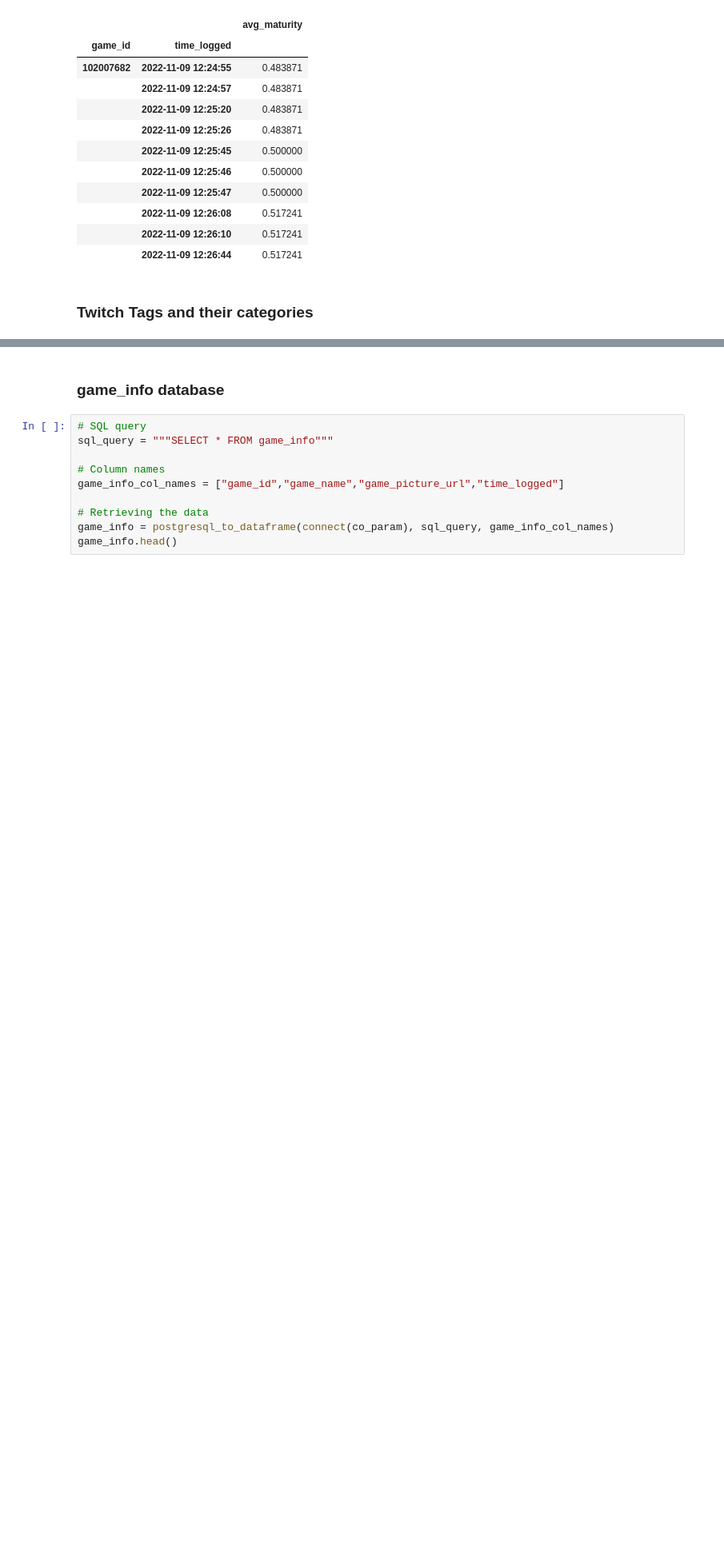
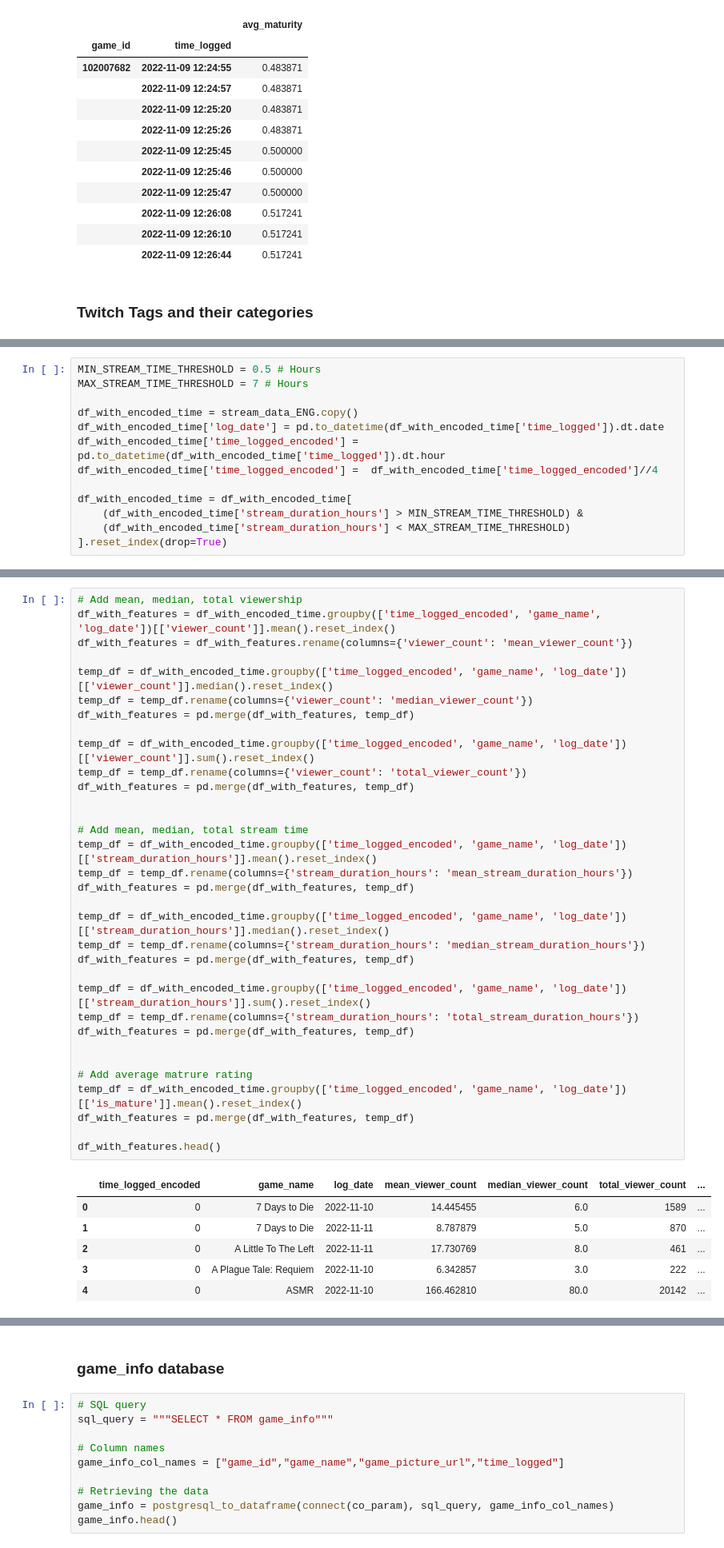
Before and after one commit to parthpahwa1/CSE-6242-Project, a Jupyter notebook: Twitch_PostgreSQL_database.ipynb, the cells around one changed output, grey strips where cells are left out. Shown: that part at 80% size. Drawn from its saved outputs; the diff is of its cells as text; blank space fills up the shorter version.

```diff
--- a/Twitch_PostgreSQL_database.ipynb
+++ b/Twitch_PostgreSQL_database.ipynb
@@ -181,0 +174,13 @@ stream_data.head()
+# %%
+MIN_STREAM_TIME_THRESHOLD = 0.5 # Hours
+MAX_STREAM_TIME_THRESHOLD = 7 # Hours
+
+df_with_encoded_time = stream_data_ENG.copy()
+df_with_encoded_time['log_date'] = pd.to_datetime(df_with_encoded_time['time_logged']).dt.date
+df_with_encoded_time['time_logged_encoded'] = pd.to_datetime(df_with_encoded_time['time_logged']).dt.hour
+df_with_encoded_time['time_logged_encoded'] =  df_with_encoded_time['time_logged_encoded']//4
+
+df_with_encoded_time = df_with_encoded_time[
+    (df_with_encoded_time['stream_duration_hours'] > MIN_STREAM_TIME_THRESHOLD) &
+    (df_with_encoded_time['stream_duration_hours'] < MAX_STREAM_TIME_THRESHOLD)
+].reset_index(drop=True)
@@ -181,0 +189,40 @@ stream_data.head()
+# %%
+# Add mean, median, total viewership
+df_with_features = df_with_encoded_time.groupby(['time_logged_encoded', 'game_name', 'log_date'])[['viewer_count']].mean().reset_index()
+df_with_features = df_with_features.rename(columns={'viewer_count': 'mean_viewer_count'})
+
+temp_df = df_with_encoded_time.groupby(['time_logged_encoded', 'game_name', 'log_date'])[['viewer_count']].median().reset_index()
+temp_df = temp_df.rename(columns={'viewer_count': 'median_viewer_count'})
+df_with_features = pd.merge(df_with_features, temp_df)
+
+temp_df = df_with_encoded_time.groupby(['time_logged_encoded', 'game_name', 'log_date'])[['viewer_count']].sum().reset_index()
+temp_df = temp_df.rename(columns={'viewer_count': 'total_viewer_count'})
+df_with_features = pd.merge(df_with_features, temp_df)
+
+
+# Add mean, median, total stream time
+temp_df = df_with_encoded_time.groupby(['time_logged_encoded', 'game_name', 'log_date'])[['stream_duration_hours']].mean().reset_index()
+temp_df = temp_df.rename(columns={'stream_duration_hours': 'mean_stream_duration_hours'})
+df_with_features = pd.merge(df_with_features, temp_df)
+
+temp_df = df_with_encoded_time.groupby(['time_logged_encoded', 'game_name', 'log_date'])[['stream_duration_hours']].median().reset_index()
+temp_df = temp_df.rename(columns={'stream_duration_hours': 'median_stream_duration_hours'})
+df_with_features = pd.merge(df_with_features, temp_df)
+
+temp_df = df_with_encoded_time.groupby(['time_logged_encoded', 'game_name', 'log_date'])[['stream_duration_hours']].sum().reset_index()
+temp_df = temp_df.rename(columns={'stream_duration_hours': 'total_stream_duration_hours'})
+df_with_features = pd.merge(df_with_features, temp_df)
+
+
+# Add average matrure rating
+temp_df = df_with_encoded_time.groupby(['time_logged_encoded', 'game_name', 'log_date'])[['is_mature']].mean().reset_index()
+df_with_features = pd.merge(df_with_features, temp_df)
+
+df_with_features.head()
+# %% [output]
+|  | time_logged_encoded | game_name | log_date | mean_viewer_count | median_viewer_count | total_viewer_count | ... |
+| 0 | 0 | 7 Days to Die | 2022-11-10 | 14.445455 | 6.0 | 1589 | ... |
+| 1 | 0 | 7 Days to Die | 2022-11-11 | 8.787879 | 5.0 | 870 | ... |
+| 2 | 0 | A Little To The Left | 2022-11-11 | 17.730769 | 8.0 | 461 | ... |
+| 3 | 0 | A Plague Tale: Requiem | 2022-11-10 | 6.342857 | 3.0 | 222 | ... |
+| 4 | 0 | ASMR | 2022-11-10 | 166.462810 | 80.0 | 20142 | ... |
```
Also changed, not shown: parts of 13 cells of this notebook.
